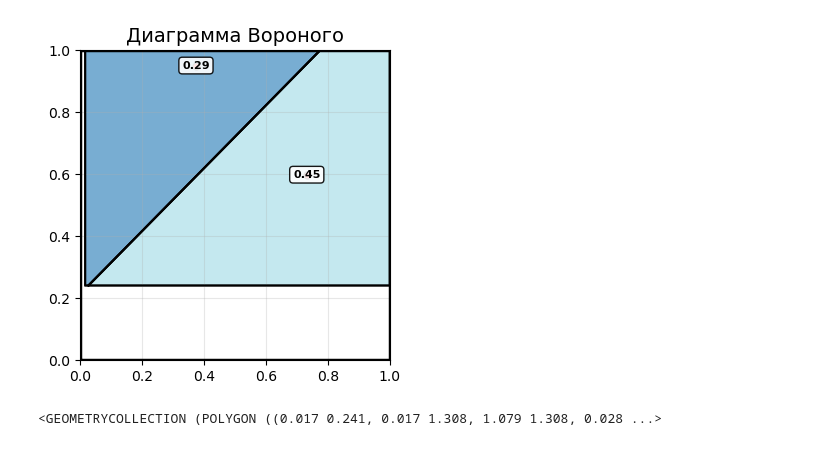
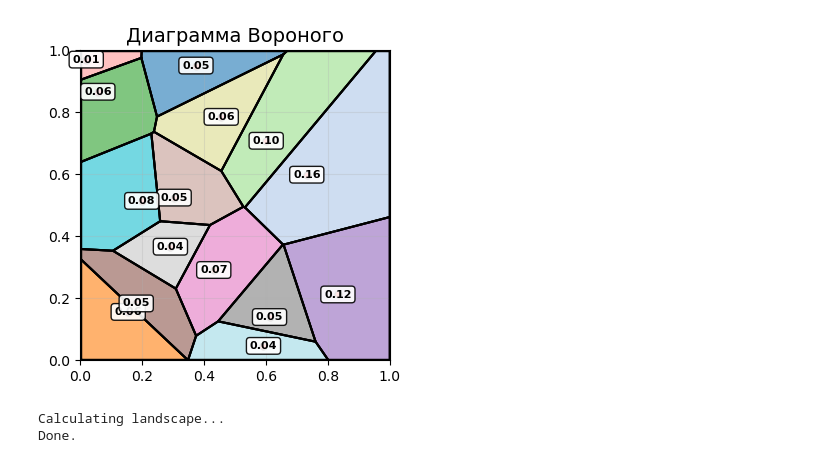
Before and after one commit to T4ras/Heuristics-for-Hotelling-Problem, a Jupyter notebook: hotelling_heuristics.ipynb, the cells around one changed output. Cells and saved outputs as stored; diff of their text form; code cells hidden in the pictures.

```diff
--- a/hotelling_heuristics.ipynb
+++ b/hotelling_heuristics.ipynb
@@ -139,7 +139,7 @@ def make_voronoi(a,b, points):
     bounds = Polygon([(0, 0), (a, 0), (a, b), (0, b)])
 
     # Строим диаграмму Вороного
-    voronoi_polys = voronoi_polygons(multi_point)
+    voronoi_polys = voronoi_polygons(multi_point, extend_to = bounds)
 
     # Вычисляем площади для каждого региона
     areas = []
@@ -292,21 +292,32 @@ def Adam(a,b, points, index, supress = False):
 # %%
 np.random.seed(42)
 
 a, b = 1, 1
-n = 2
-points = np.random.rand(n, 2) * [a, b]
-segments, areas = make_voronoi(a,b,points)
-draw(a,b, points, segments, areas, figsize = (4,6), show_area_index = -1)
+n = 15
+init_points = np.random.rand(n, 2) * [a, b]
+segments, init_areas = make_voronoi(a,b,init_points)
+draw(a,b, init_points, segments, init_areas, figsize = (4,6), show_area_index = -1)
 # %% [output]
-[figure, old version]
+[figure, new version]
-# %%
-multi_point = MultiPoint(points)
-
-# Создаем ограничивающий полигон
-bounds = Polygon([(0, 0), (a, 0), (a, b), (0, b)])
-
-# Строим диаграмму Вороного
-voronoi_polys = voronoi_polygons(multi_point)
-voronoi_polys
-# %% [output]
-<GEOMETRYCOLLECTION (POLYGON ((0.017 0.241, 0.017 1.308, 1.079 1.308, 0.028 ...>
+# %%
+from mpl_toolkits.mplot3d import Axes3D
+
+coords = np.linspace(0, 1, 100)
+X, Y = np.meshgrid(coords, coords)
+Z = np.zeros_like(X)
+
+current_locs = init_points.copy()
+
+print("Calculating landscape...")
+for i in range(len(coords)):
+    for j in range(len(coords)):
+        test_locs = np.append(current_locs, [[X[i, j], Y[i, j]]], axis = 0)
+
+        _, areas = make_voronoi(a, b, test_locs)
+
+        Z[i,j] = areas[-1]
+
+print("Done.")
+# %% [output]
+Calculating landscape...
+Done.
```
Also changed, not shown: parts of 3 cells of this notebook.
